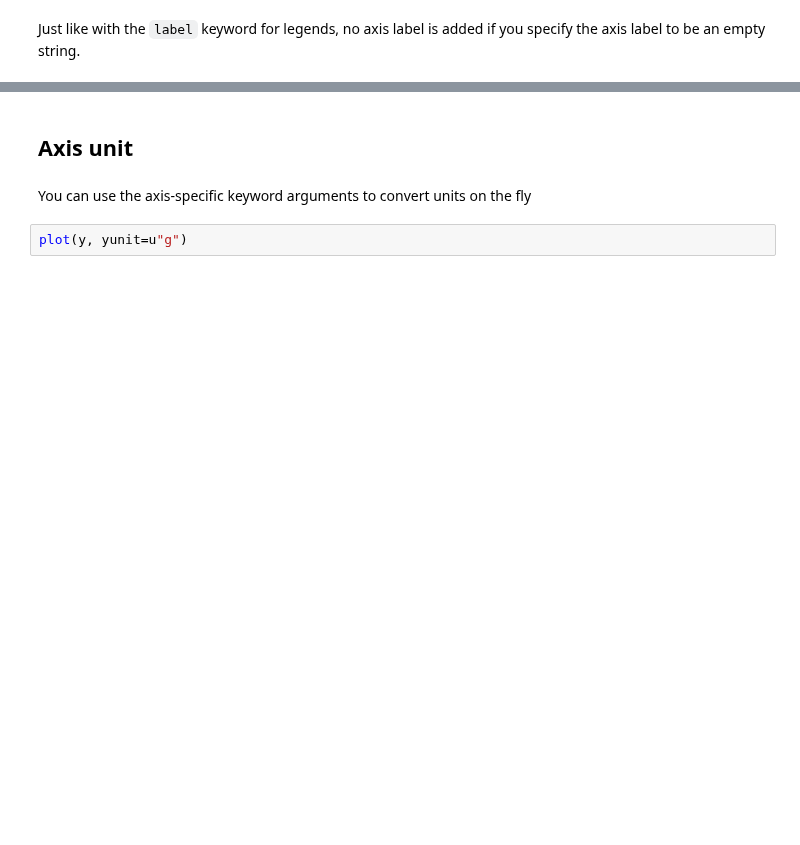
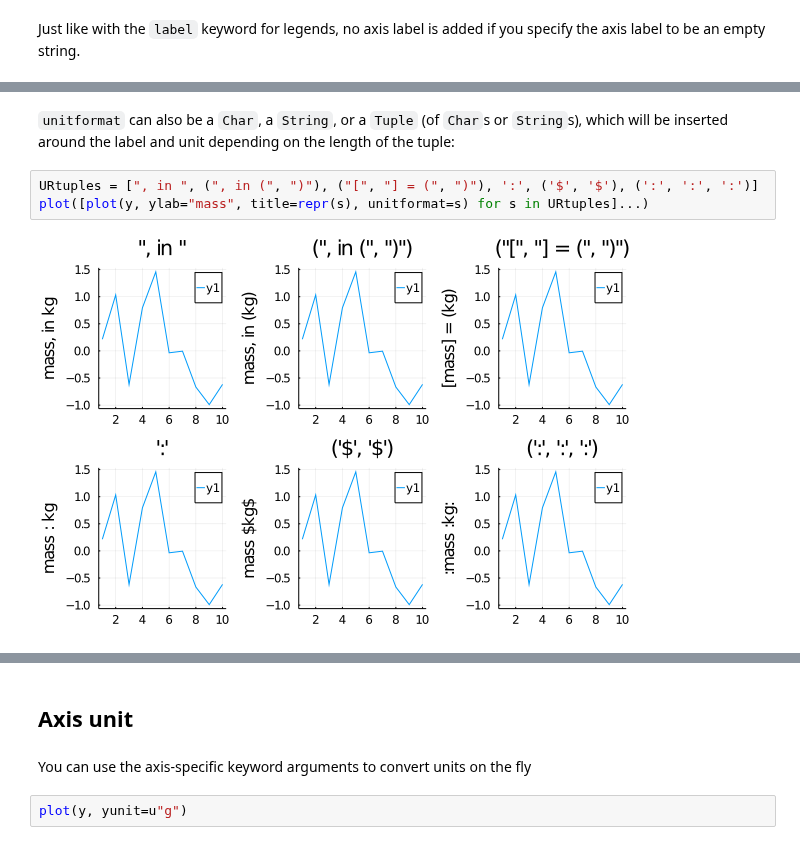
Before and after one commit to jw3126/UnitfulRecipes.jl, a Jupyter notebook: dev/notebooks/1_Examples.ipynb, the cells around one changed output, grey strips where cells are left out. Saved outputs shown, nothing was run; the diff lists cells and outputs as text; blank space fills up the shorter version.

```diff
--- a/dev/notebooks/1_Examples.ipynb
+++ b/dev/notebooks/1_Examples.ipynb
@@ -56,0 +90,9 @@ plot(y, ylabel="")
+# %% [markdown]
+`unitformat` can also be a `Char`, a `String`, or a `Tuple` (of `Char`s or
+`String`s), which will be inserted around the label and unit depending on the
+length of the tuple:
+# %%
+URtuples = [", in ", (", in (", ")"), ("[", "] = (", ")"), ':', ('$', '$'), (':', ':', ':')]
+plot([plot(y, ylab="mass", title=repr(s), unitformat=s) for s in URtuples]...)
+# %% [output]
+[figure, added]
```
Also changed, not shown: parts of 25 cells of this notebook, 5 other files.
